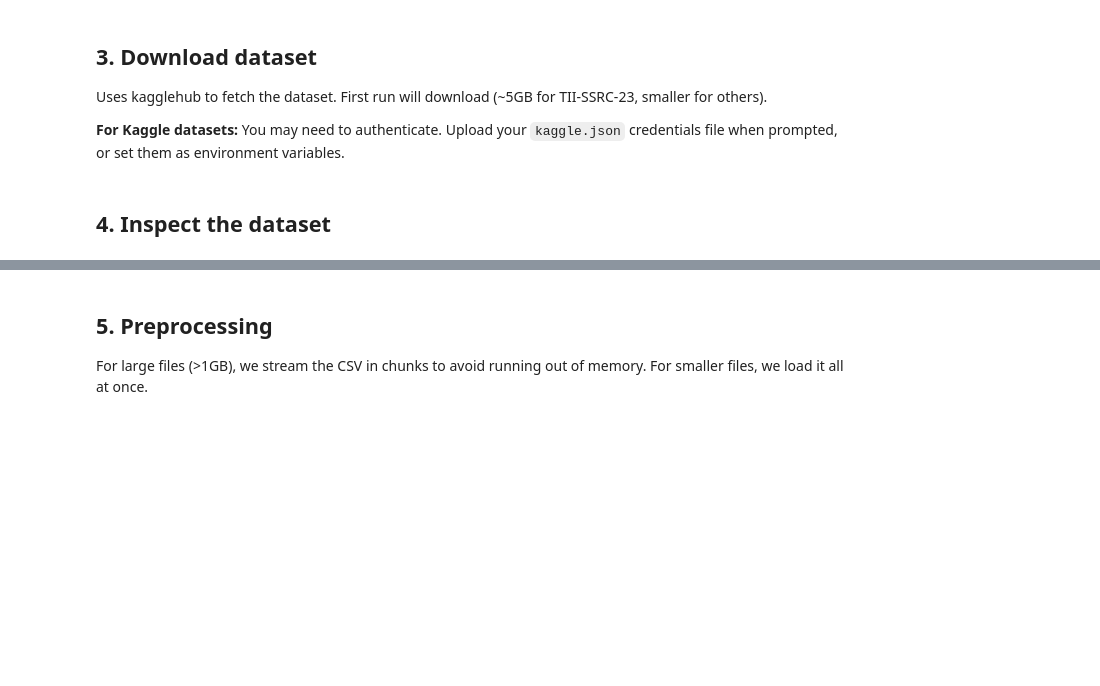
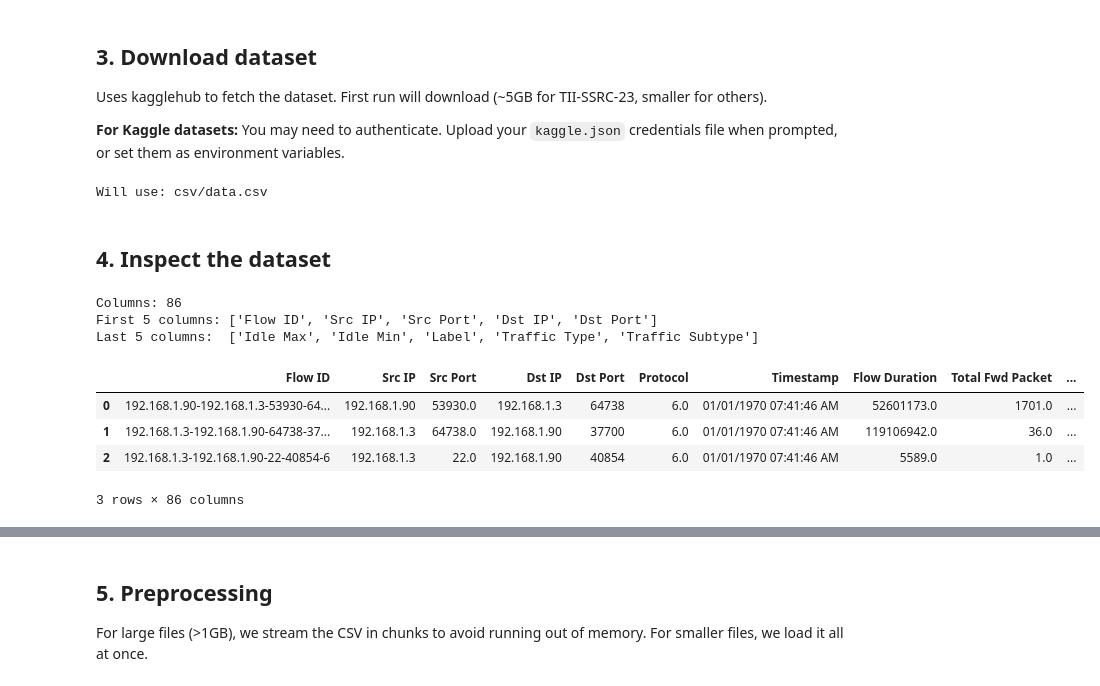
Before and after one commit to AryanAgarwal1251/ML-Based-IDS, a Jupyter notebook: CNN_LSTM_IDS_Colab.ipynb, the cells around one changed output, grey strips where cells are left out. Saved outputs shown, nothing was run; the diff lists cells and outputs as text; code cells hidden in the pictures; blank space fills up the shorter version.

```diff
--- a/CNN_LSTM_IDS_Colab.ipynb
+++ b/CNN_LSTM_IDS_Colab.ipynb
@@ -44,10 +50,8 @@ Pre-configured datasets:
 - `nsl-kdd` — NSL-KDD classic (5 classes)
 - `custom` — Upload your own CSV via the Files panel
 # %%
-# ═══════════════════════════════════════════════════════
 # EDIT THIS to switch between datasets
-# ═══════════════════════════════════════════════════════
-DATASET_NAME = 'tii-ssrc-23'   # Options: 'tii-ssrc-23', 'cicids-2017', 'nsl-kdd', 'custom'
+DATASET_NAME = 'custom'   # Options: 'tii-ssrc-23', 'nsl-kdd', 'custom'
 
 # Training hyperparameters
 MODE        = 'multiclass'     # 'multiclass' or 'binary'
@@ -59,7 +63,7 @@ PATIENCE    = 8
 SEED        = 42
 
 # For 'custom' dataset, set the path manually after uploading
-CUSTOM_CSV_PATH = '/content/your_dataset.csv'
+CUSTOM_CSV_PATH = 'csv/data.csv'
 
 DATASET_REGISTRY = {
     'tii-ssrc-23': {
@@ -116,15 +122,26 @@ else:
         print(f'\nUsing largest: {os.path.basename(csv_path)}')
 
 print(f'\nWill use: {csv_path}')
+# %% [output]
+Will use: csv/data.csv
 # %% [markdown]
 ## 4. Inspect the dataset
 # %%
 # Peek at first 1000 rows to see structure
 preview = pd.read_csv(csv_path, nrows=1000, low_memory=False)
 print(f'Columns: {len(preview.columns)}')
 print(f'First 5 columns: {list(preview.columns[:5])}')
 print(f'Last 5 columns:  {list(preview.columns[-5:])}')
-#preview.head(3)
+preview.head(3)
+# %% [output]
+Columns: 86
+First 5 columns: ['Flow ID', 'Src IP', 'Src Port', 'Dst IP', 'Dst Port']
+Last 5 columns:  ['Idle Max', 'Idle Min', 'Label', 'Traffic Type', 'Traffic Subtype']
+|  | Flow ID | Src IP | Src Port | Dst IP | Dst Port | Protocol | Timestamp | Flow Duration | Total Fwd Packet | ... |
+| 0 | 192.168.1.90-192.168.1.3-53930-64... | 192.168.1.90 | 53930.0 | 192.168.1.3 | 64738 | 6.0 | 01/01/1970 07:41:46 AM | 52601173.0 | 1701.0 | ... |
+| 1 | 192.168.1.3-192.168.1.90-64738-37... | 192.168.1.3 | 64738.0 | 192.168.1.90 | 37700 | 6.0 | 01/01/1970 07:41:46 AM | 119106942.0 | 36.0 | ... |
+| 2 | 192.168.1.3-192.168.1.90-22-40854-6 | 192.168.1.3 | 22.0 | 192.168.1.90 | 40854 | 6.0 | 01/01/1970 07:41:46 AM | 5589.0 | 1.0 | ... |
+3 rows × 86 columns
 # %%
 # NOTES FOR GIVEN BELOW FUNCTION "find_label_columns":
 
```
Also changed, not shown: parts of 24 cells of this notebook, 15 other files.
